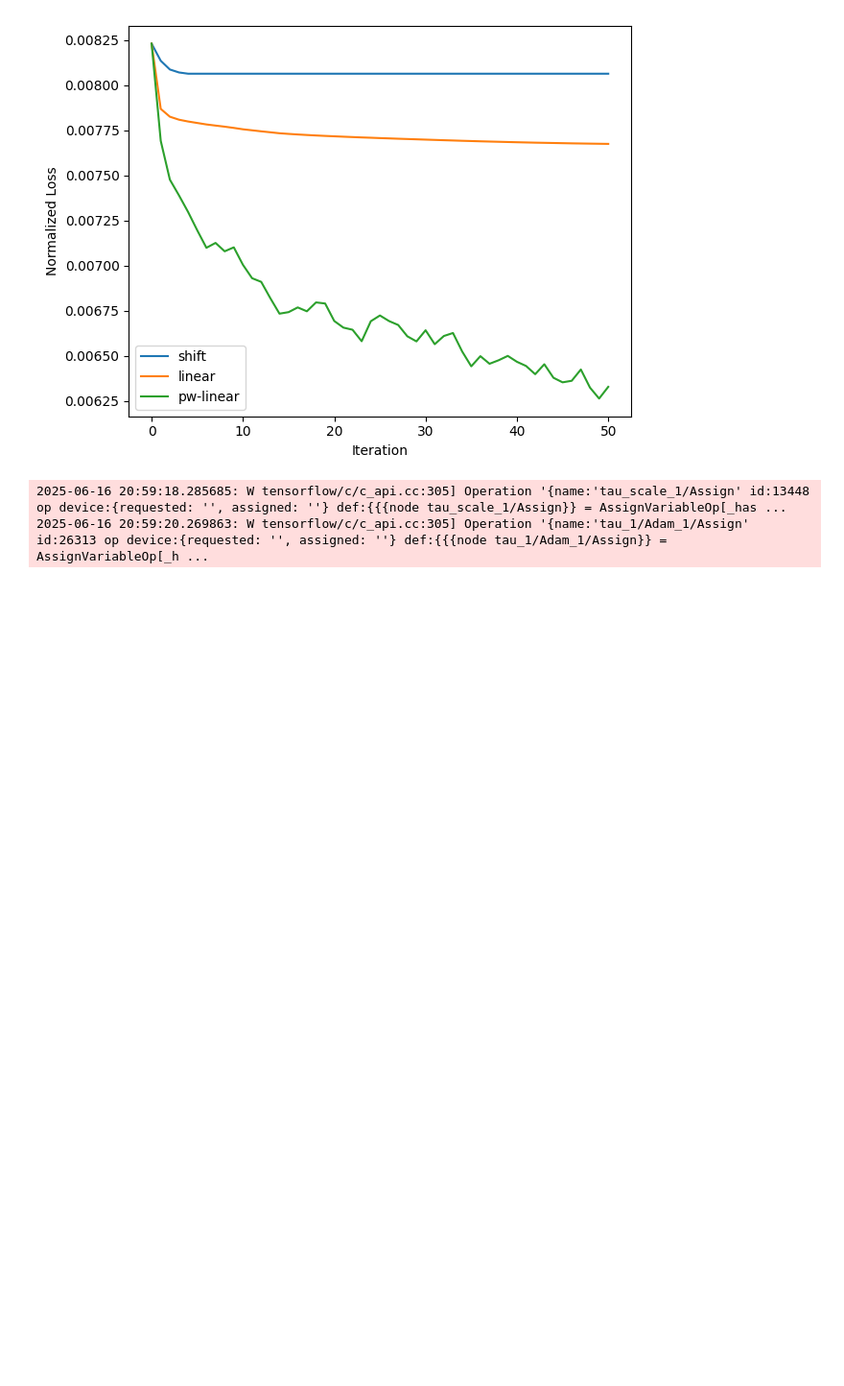
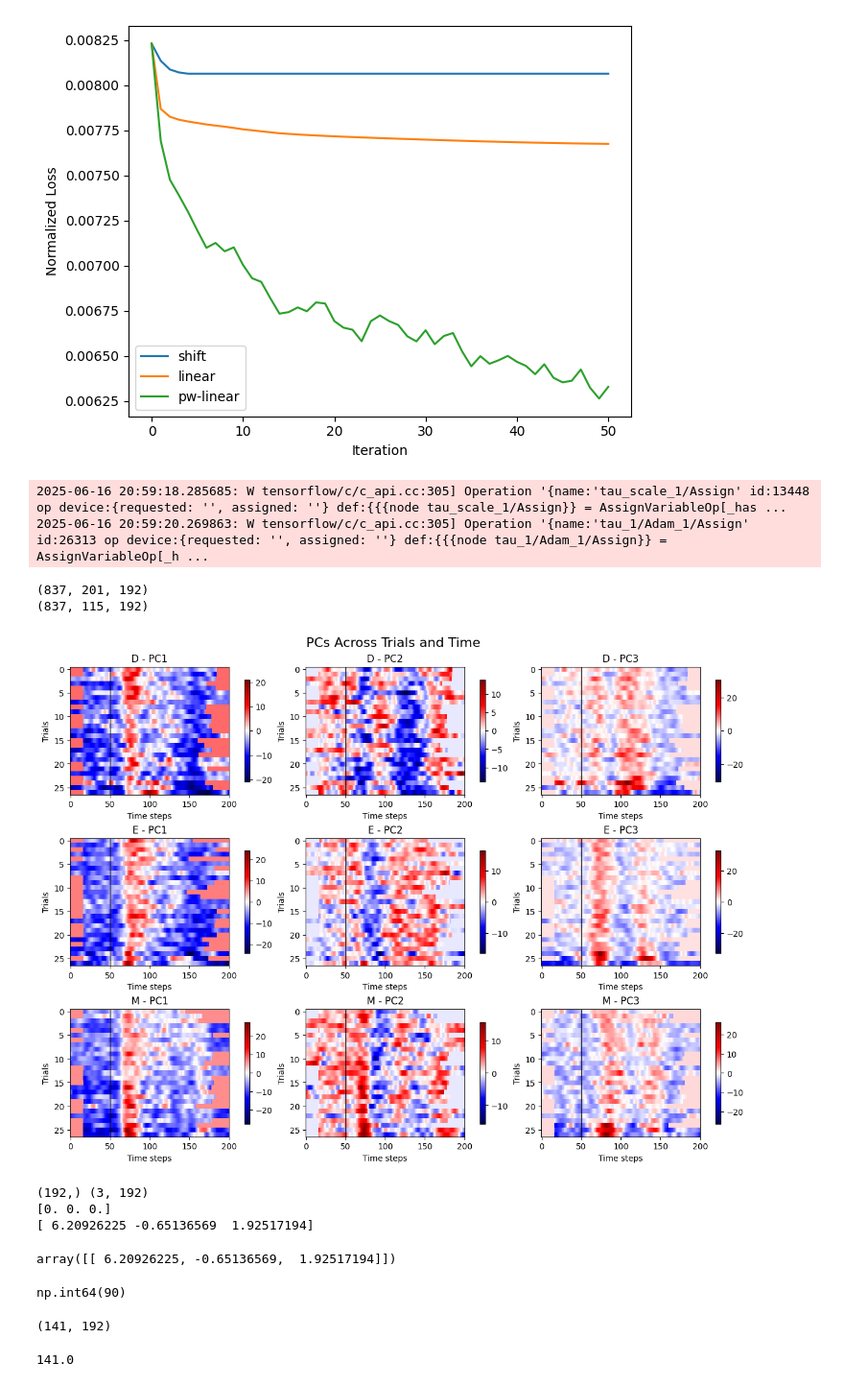
Before and after one commit to smacpher/handwritingBCIRepro, a Jupyter notebook: data.ipynb, the cells around one changed output. Shown at 96% size. Saved outputs shown, nothing was run; the diff lists cells and outputs as text; code cells hidden in the pictures; blank space fills up the shorter version.

Commit message:
Finally got time-warping PCA to work.

```diff
--- a/data.ipynb
+++ b/data.ipynb
@@ -598,0 +652,64 @@ smoothed_aligned_data = scipy.ndimage.filters.gaussian_filter1d(estimated_aligne
+# %%
+def crop_to_valid_timesteps(X):
+    mask = ~np.isnan(X).any(axis=0).any(axis=1)  # shape (time,)
+    return X[:, mask, :]
+
+print(combined_warped_single_trial_activity.shape)
+print(crop_to_valid_timesteps(combined_warped_single_trial_activity).shape)
+
+# fit the PCA on trial-averaged data (or should I use the PCA fit on unwarped data?)
+flattened_combined_warped_avg_activity = combined_warped_avg_activity.reshape(-1, n_channels)
+
+# drop any samples with nans; nans can be present on either ends of time range for compressed trials
+flattened_combined_warped_avg_activity = flattened_combined_warped_avg_activity[~np.isnan(flattened_combined_warped_avg_activity).any(axis=1)]
+warped_pca = PCA(n_components=3).fit(flattened_combined_warped_avg_activity)
+
+# then project trial data onto PCs
+warped_projected = warped_pca.transform(np.nan_to_num(combined_warped_single_trial_activity).reshape(-1, n_channels)).reshape(len(CHARS), n_trials, n_steps, 3)
+# warped_projected = pca_v3.transform(crop_to_valid_timesteps(combined_warped_single_trial_activity).reshape(-1, n_channels)).reshape(len(CHARS), n_trials, 115, 3)
+
+# This is with blockwise z-scoring but with PCs that were fit to single-trial data.
+# Going to try to fit PCs to trial-averaged data.
+# flip to put trial 27 on top (that's what they do idk why)
+plot_pcs_grid(np.flip(warped_projected, axis=1), letterToIdx, letters=['d', 'e', 'm'])
+# %% [output]
+(837, 201, 192)
+(837, 115, 192)
+[figure, added]
+# %%
+# debugging why the nans at the start / end of trials result in non-zero PC scores...
+# first 5 values for trial 0's PC1 score:
+# warped_projected[letterToIdx["d"]][0,:5, 0]
+# first time step for all channels
+full_dim_vec = combined_warped_single_trial_activity.reshape(len(CHARS), n_trials, n_steps, n_channels)[letterToIdx["d"]][0, 0]
+proj_dim_vec = warped_projected[letterToIdx["d"]][0, 0]
+
+print(full_dim_vec.shape, warped_pca.components_.shape)
+#proj_dim_vec
+# warped_pca.components_.shape
+# full_dim_vec.shape
+
+# Note that transform doesn't just do a matmul.
+print(np.nan_to_num(full_dim_vec) @ warped_pca.components_.T)
+print(proj_dim_vec)
+warped_pca.transform(np.nan_to_num(full_dim_vec[np.newaxis, :]))
+# warped_pca.inverse_transform(warped_projected.reshape(-1, 3)).reshape(len(CHARS), n_trials, n_steps, n_channels)[letterToIdx["d"]][0, 0]
+# %% [output]
+(192,) (3, 192)
+[0. 0. 0.]
+[ 6.20926225 -0.65136569  1.92517194]
+array([[ 6.20926225, -0.65136569,  1.92517194]])
+# %%
+# for some reason, the last 51 time steps are nan...
+np.isnan(letters_to_warped_avg_activity["a"][:, 0]).sum()
+(~np.isnan(letters_to_warped_avg_activity["a"][:, 0])).sum()
+# %% [output]
+np.int64(90)
+# %%
+letters_to_warped_avg_activity["a"].shape
+# %% [output]
+(141, 192)
+# %%
+combinedTrialsAvgV3.shape[0] / len(CHARS)
+# %% [output]
+141.0
```
Also changed, not shown: parts of 14 cells of this notebook, 2 other files.
